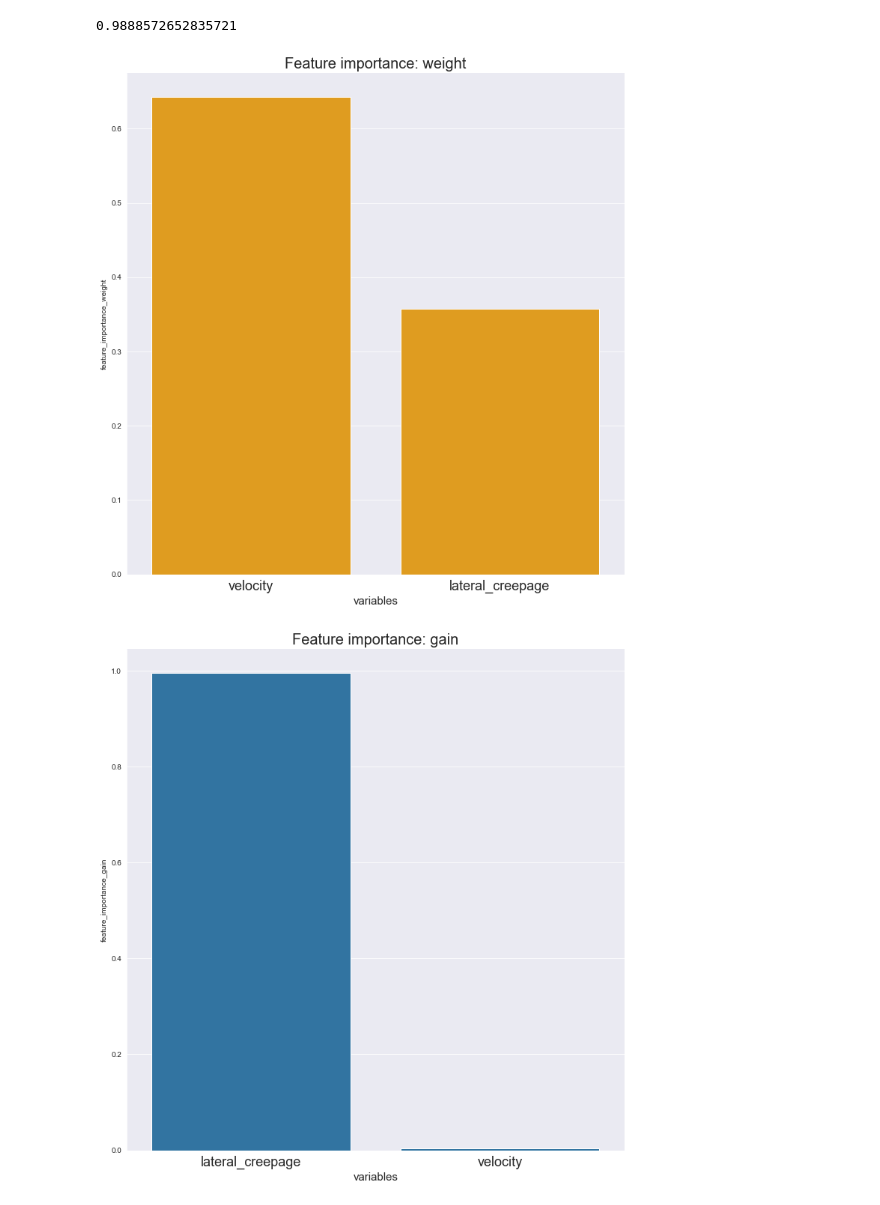
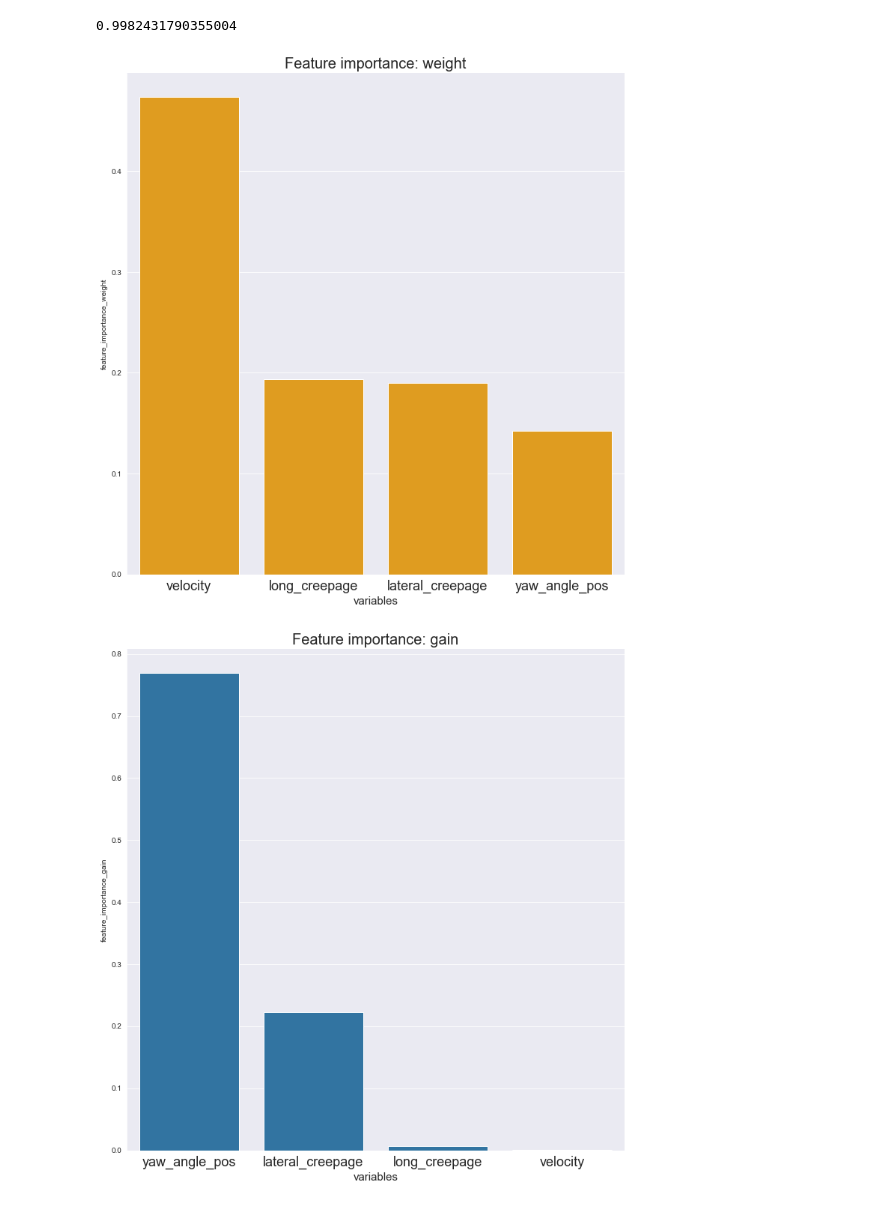
Before and after one commit to mslowinski36/feature_importances_creepages, a Jupyter notebook: xg_boost_creepages.ipynb, the cells around one changed output. Saved outputs shown, nothing was run; the diff lists cells and outputs as text; code cells hidden in the pictures.

```diff
--- a/xg_boost_creepages.ipynb
+++ b/xg_boost_creepages.ipynb
@@ -96,19 +96,19 @@ def calculate_fi(variables,dataset):
     create_plot(mode='weight')
     create_plot(mode='gain')
 # %%
-variables=['velocity','lateral_creepage']
+variables=['velocity','lateral_creepage','long_creepage','yaw_angle_pos']
 dataset='podgorna.csv'
 
 calculate_fi(variables,dataset)
 # %% [output]
 number of test samples: 1940
 number of training samples: 7758
 Parameters: { "n_estimator" } are not used.
 
   warnings.warn(smsg, UserWarning)
-0.9888572652835721
+0.9982431790355004
-[figure, old version]
+[figure, new version]
-[figure, old version]
+[figure, new version]
 # %%
 
 w_importance = reg_1.get_booster().get_score(importance_type='weight')
```
